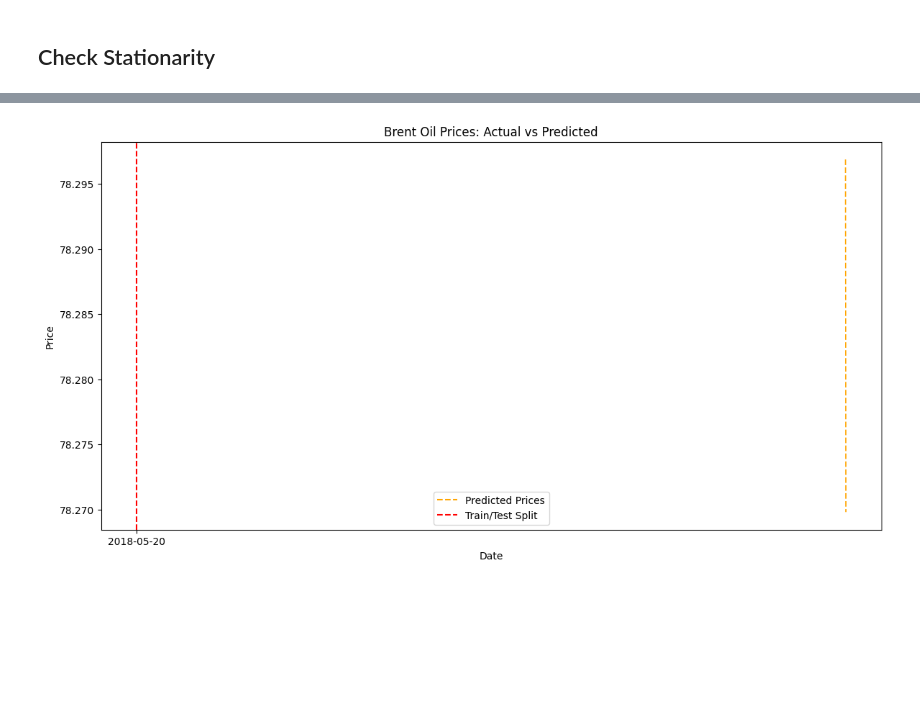
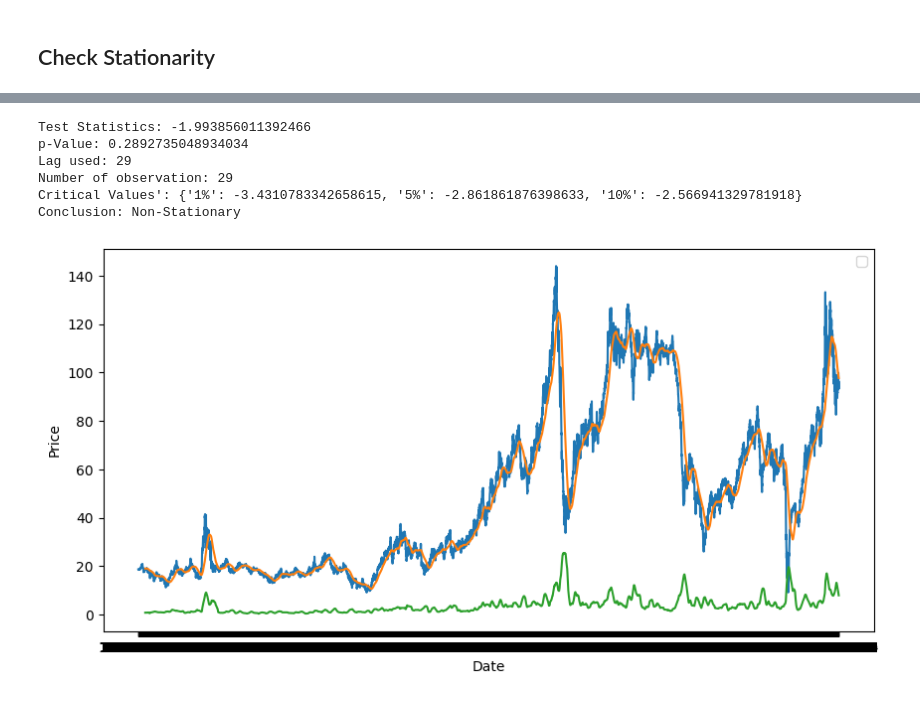
Before and after one commit to wolderufael/Brent_Oil_Price_Change_point_Analysis, a Jupyter notebook: notebook/ARIMA_model.ipynb, the cells around one changed output, grey strips where cells are left out. Saved outputs shown, nothing was run; the diff lists cells and outputs as text; code cells hidden in the pictures; blank space fills up the shorter version.

Commit message:
ARIMA model train

```diff
--- a/notebook/ARIMA_model.ipynb
+++ b/notebook/ARIMA_model.ipynb
@@ -14,4 +14,5 @@ os.chdir(parent_path)
 ### Load Data
 # %%
 import pandas as pd
-brent_oil_price_data=pd.read_csv("data/brent_oil_price_data.csv")
+brentoil_price=pd.read_csv("data/brent_oil_price_data.csv")
+brentoil_price.set_index("Date",inplace=True)
@@ -303,12 +20,0 @@ plt.show()
-# %%
-plt.figure(figsize=(14, 7))
-# plt.plot(brent_oil_price_data['Price'], label='Actual Prices', color='blue')
-plt.plot(predicted_prices, label='Predicted Prices', color='orange', linestyle='--')
-plt.axvline(x=train_end, color='red', linestyle='--', label='Train/Test Split')
-plt.title('Brent Oil Prices: Actual vs Predicted')
-plt.xlabel('Date')
-plt.ylabel('Price')
-plt.legend()
-plt.show()
-# %% [output]
-[figure, removed]
@@ -314,0 +25,31 @@ plt.show()
+# %%
+
+import seaborn as sns
+import matplotlib.pyplot as plt
+def stationarity(df,col):
+    df["rollingMean"]=df[col].rolling(window=90).mean()
+    df["rollingStd"]=df[col].rolling(window=90).std()
+    result=adfuller(df[col],autolag="AIC")
+
+    print(f"Test Statistics: {result[0]}")
+    print(f"p-Value: {result[1]}")
+    print(f"Lag used: {result[2]}")
+    print(f"Number of observation: {result[2]}")
+    print(f"Critical Values': {result[4]}")
+    print(f"Conclusion: {'Stationary' if result[1] < 0.05 else 'Non-Stationary'}")
+
+    plt.figure(figsize=(10,5))
+    sns.lineplot(df,x=df.index,y=df[col])
+    sns.lineplot(df,x=df.index,y=df["rollingMean"])
+    sns.lineplot(df,x=df.index,y=df["rollingStd"])
+    plt.legend()
+# %%
+stationarity(brentoil_price,'Price')
+# %% [output]
+Test Statistics: -1.993856011392466
+p-Value: 0.2892735048934034
+Lag used: 29
+Number of observation: 29
+Critical Values': {'1%': -3.4310783342658615, '5%': -2.861861876398633, '10%': -2.566941329781918}
+Conclusion: Non-Stationary
+[figure, added]
```
Also changed, not shown: parts of 51 cells of this notebook, 1 other file.
